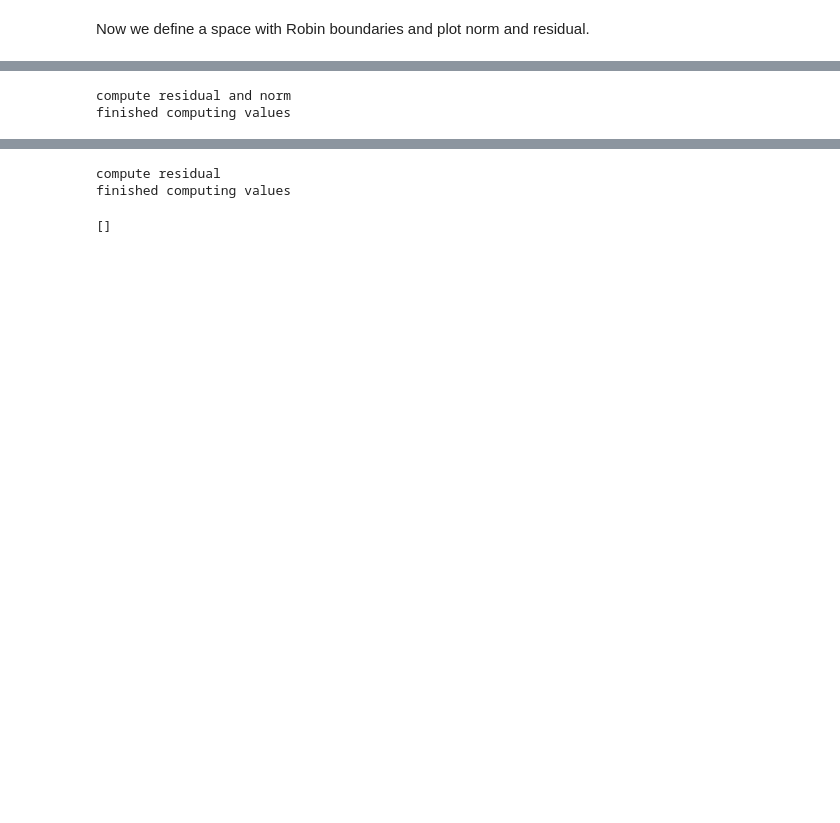
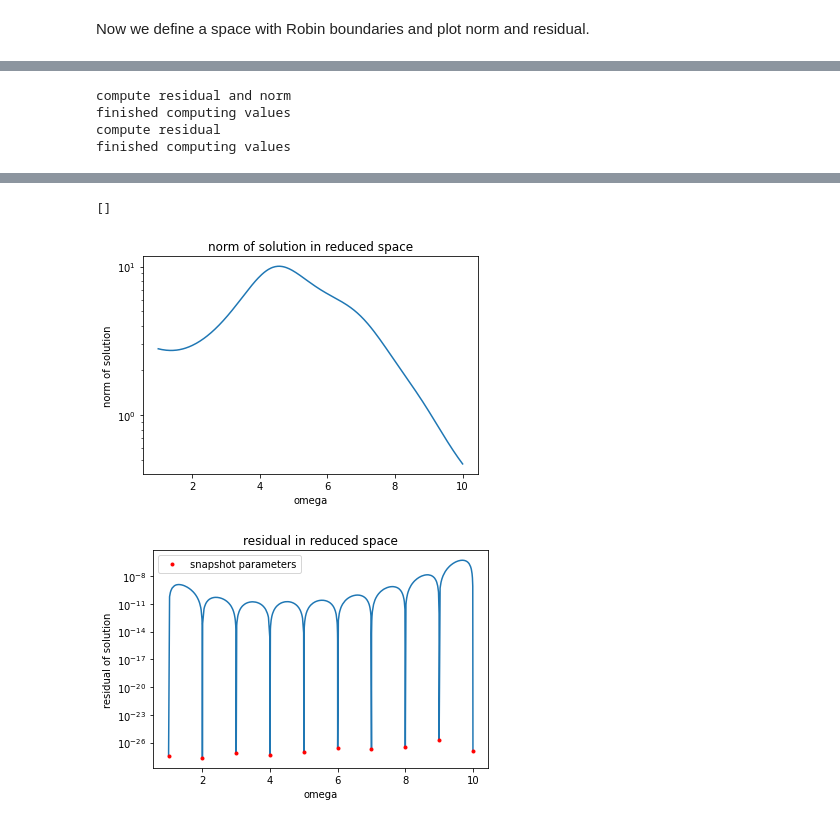
Before and after one commit to huberamanda/reduced_basis_methods, a Jupyter notebook: Helmholz/minimal_reduced_basis.ipynb, the cells around one changed output, grey strips where cells are left out. Cells and saved outputs as stored; diff of their text form; code cells hidden in the pictures; blank space fills up the shorter version.

```diff
--- a/Helmholz/minimal_reduced_basis.ipynb
+++ b/Helmholz/minimal_reduced_basis.ipynb
@@ -459,13 +452,13 @@ Now we define a space with Robin boundaries and plot norm and residual.
 # %%
 mesh = Mesh(unit_square.GenerateMesh(maxh=0.2))
 cfes = H1(mesh, order=3, dirichlet="bottom|right", complex=True)
-u,v = cfes.TnT()
+cu,cv = cfes.TnT()
 x_0 = 0.6
 y_0 = 0.3
-rhs = 100*exp(-20*((x-x_0)**2 + (y-y_0)**2)) *v*dx
+rhs = 100*exp(-20*((x-x_0)**2 + (y-y_0)**2)) *cv*dx
 
 csnapshots = np.arange(1,11, 1)
-cspace = ReducedBasis(cfes, [grad(u)*grad(v)*dx, -1j*u*v*ds, -u*v *dx], rhs, csnapshots)
+cspace = ReducedBasis(cfes, [grad(cu)*grad(cv)*dx, -1j*cu*cv*ds, -cu*cv *dx], rhs, csnapshots)
 
 slider_func = lambda x: cspace.draw(x, redraw=True)
 cspace.draw(cspace.omega_min)
@@ -479,12 +472,11 @@ NGSWebGuiWidget(value={'ngsolve_version': '6.2.2102-25-g95ccf2191', 'mesh_dim':
 interactive(children=(FloatSlider(value=1.0, description='x', max=10.0, min=1.0, step=0.05), Output()), _dom_c…
 <function __main__.<lambda>(x)>
 # %%
-%matplotlib notebook
-import matplotlib.pyplot as plt
+%matplotlib inline
 
 crandom_omegas = np.sort(np.append(np.random.uniform(cspace.omega_min, cspace.omega_max, 1000), csnapshots))
 
-cnorm_random_omegas, cresidual_random_omegas = cspace.computeValues(crandom_omegas)
+cnorm_random_omegas, cresidual_random_omegas = cspace.computeValues(crandom_omegas, cheap=False)
 
 fig, ax = plt.subplots()
 ax.plot(crandom_omegas, cnorm_random_omegas,  '-', label = "norm")
@@ -495,7 +487,7 @@ plt.semilogy()
 
 fig, ax = plt.subplots()
 ax.plot(crandom_omegas, cresidual_random_omegas , '-')
-residual = cspace.computeValues(cspace.getSnapshots(), norm = False)
+residual = cspace.computeValues(cspace.getSnapshots(), norm = False, cheap=False)
 ax.plot(cspace.getSnapshots(), residual, 'r.', label = "snapshot parameters")
 ax.legend()
 ax.set_xlabel("omega")
@@ -506,3 +498,5 @@ plt.semilogy()
 # %% [output]
 compute residual and norm
 finished computing values
+compute residual
+finished computing values
@@ -513,3 +503,3 @@ finished computing values
-compute residual
-finished computing values
+[]
-[]
+[figure, added]
+[figure, added]
```
Also changed, not shown: parts of 7 cells of this notebook, 2 other files.
